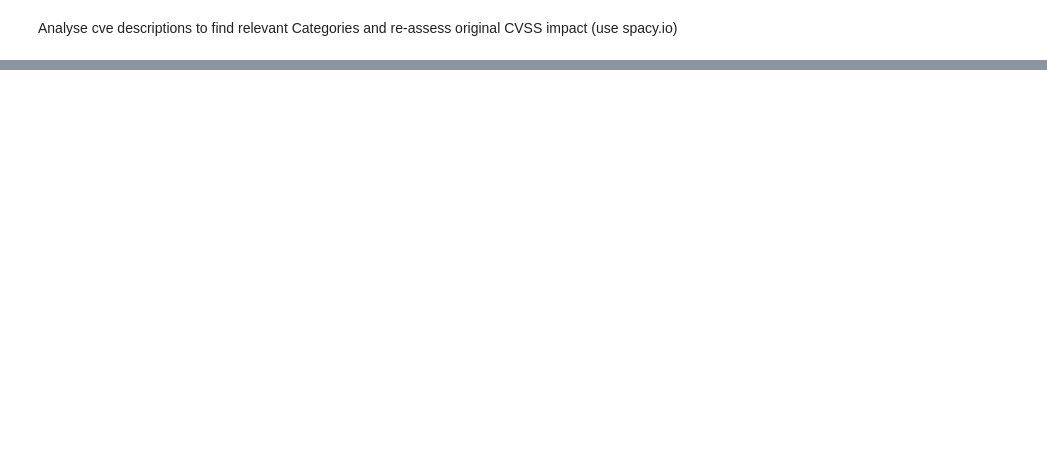
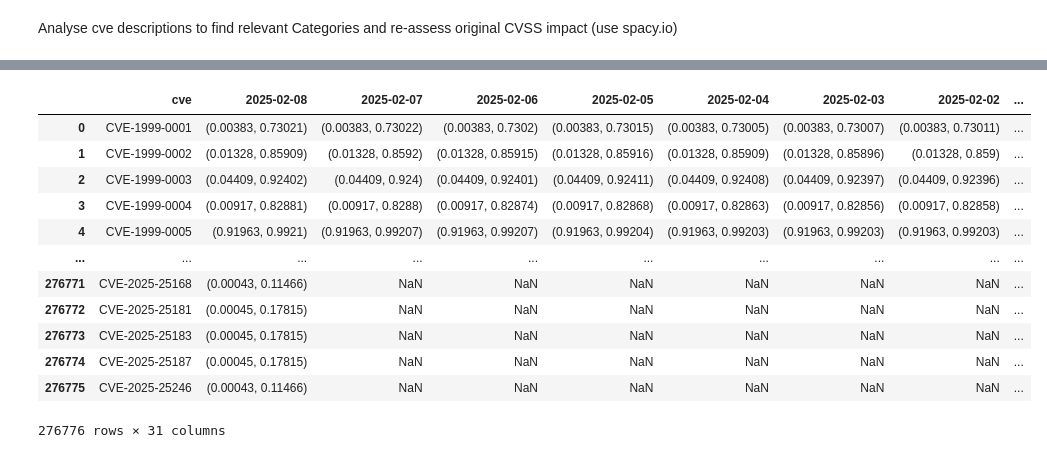
Before and after one commit to dominikmi/cves_analytics, a Jupyter notebook: testing.ipynb, the cells around one changed output, grey strips where cells are left out. Saved outputs shown, nothing was run; the diff lists cells and outputs as text; code cells hidden in the pictures; blank space fills up the shorter version.

```diff
--- a/testing.ipynb
+++ b/testing.ipynb
@@ -285,7 +288,7 @@ def update_row_with_details(row):
         row[key] = value  # Add each detail as a new column to the row
     return row
 # %%
-download_nvd_cve_data(2004, 2025, "data/download")
+download_nvd_cve_data(2005, 2025, "data/download")
 unzip_files("data/download")
 
 cves = load_nvd_cve_data("data/download")
@@ -293,7 +296,7 @@ cves = load_nvd_cve_data("data/download")
 cves = cves.sort_values(by="cve_id")
 
 cves.to_csv("output/cves_2004-2025.csv", index=False)
-today_date = datetime.datetime.now().strftime("%Y-%m-%d")
+today_date = datetime.now().strftime("%Y-%m-%d")
 epss_file = download_epss_scores(today_date, "data/download")
 epss_scores = pd.read_csv(epss_file, skiprows=1)
 cves_with_epss = pd.merge(cves,epss_scores, left_on="cve_id", right_on="cve", how="left")
@@ -433,0 +390,16 @@ Probability of not EPSS given KEVs: 0.9976038338658147
+# %%
+# download epps scores for the the last given months to a given directory and unzip them there
+def download_epss_scores_for_months(months, directory):
+
+    today_date = datetime.datetime.now().strftime("%Y-%m-%d")
+
+    for i in range(months):
+        date = datetime.datetime.strptime(today_date, "%Y-%m-%d") - datetime.timedelta(days=30 * i)
+        date = date.replace(day=1).strftime("%Y-%m-%d")
+        file_path = download_epss_scores(date, directory)
+        if file_path:
+            epss_scores = pd.read_csv(file_path)
+            epss_scores["date"] = date
+            epss_scores.to_csv(f"{directory}/epss_scores-{date}.csv", index=False)
+        else:
+            logger.error(f"Failed to download EPSS scores for date {date}")
@@ -433,0 +442,2 @@ Probability of not EPSS given KEVs: 0.9976038338658147
+# %%
+files_to_process = download_epss_scores_for_months(30, "data/download/EPSS_daily", unit='days')
@@ -433,0 +462,19 @@ Probability of not EPSS given KEVs: 0.9976038338658147
+# %%
+epss_dfs = []
+for i, file in enumerate(files_to_process):
+    with open(file, "r") as f:
+        first_line = f.readline().strip()
+        score_date = first_line.split(",")[1].split(":")[1].strip().split("T")[0]
+        score_date = datetime.strptime(score_date, "%Y-%m-%d").strftime("%Y-%m-%d")
+    epss_df = pd.read_csv(file, skiprows=1)
+    epss_df["epss_tuple"] = list(zip(epss_df["epss"], epss_df["percentile"]))
+    epss_df = epss_df.drop(columns=["epss", "percentile"])
+    epss_df = epss_df.rename(columns={"epss_tuple": score_date})
+    if i == 0:
+        epss_scores = epss_df
+    else:
+        epss_scores = epss_df.drop(columns="cve")
+    epss_dfs.append(epss_scores)
+    logger.info(f"Processed EPSS scores for date {score_date}")
+
+epss_scores = pd.concat(epss_dfs, axis=1)
@@ -433,0 +499,16 @@ Probability of not EPSS given KEVs: 0.9976038338658147
+# %%
+epss_scores
+# %% [output]
+|  | cve | 2025-02-08 | 2025-02-07 | 2025-02-06 | 2025-02-05 | 2025-02-04 | 2025-02-03 | 2025-02-02 | ... |
+| 0 | CVE-1999-0001 | (0.00383, 0.73021) | (0.00383, 0.73022) | (0.00383, 0.7302) | (0.00383, 0.73015) | (0.00383, 0.73005) | (0.00383, 0.73007) | (0.00383, 0.73011) | ... |
+| 1 | CVE-1999-0002 | (0.01328, 0.85909) | (0.01328, 0.8592) | (0.01328, 0.85915) | (0.01328, 0.85916) | (0.01328, 0.85909) | (0.01328, 0.85896) | (0.01328, 0.859) | ... |
+| 2 | CVE-1999-0003 | (0.04409, 0.92402) | (0.04409, 0.924) | (0.04409, 0.92401) | (0.04409, 0.92411) | (0.04409, 0.92408) | (0.04409, 0.92397) | (0.04409, 0.92396) | ... |
+| 3 | CVE-1999-0004 | (0.00917, 0.82881) | (0.00917, 0.8288) | (0.00917, 0.82874) | (0.00917, 0.82868) | (0.00917, 0.82863) | (0.00917, 0.82856) | (0.00917, 0.82858) | ... |
+| 4 | CVE-1999-0005 | (0.91963, 0.9921) | (0.91963, 0.99207) | (0.91963, 0.99207) | (0.91963, 0.99204) | (0.91963, 0.99203) | (0.91963, 0.99203) | (0.91963, 0.99203) | ... |
+| ... | ... | ... | ... | ... | ... | ... | ... | ... | ... |
+| 276771 | CVE-2025-25168 | (0.00043, 0.11466) | NaN | NaN | NaN | NaN | NaN | NaN | ... |
+| 276772 | CVE-2025-25181 | (0.00045, 0.17815) | NaN | NaN | NaN | NaN | NaN | NaN | ... |
+| 276773 | CVE-2025-25183 | (0.00045, 0.17815) | NaN | NaN | NaN | NaN | NaN | NaN | ... |
+| 276774 | CVE-2025-25187 | (0.00045, 0.17815) | NaN | NaN | NaN | NaN | NaN | NaN | ... |
+| 276775 | CVE-2025-25246 | (0.00043, 0.11466) | NaN | NaN | NaN | NaN | NaN | NaN | ... |
+276776 rows × 31 columns
```
Also changed, not shown: parts of 17 cells of this notebook.
